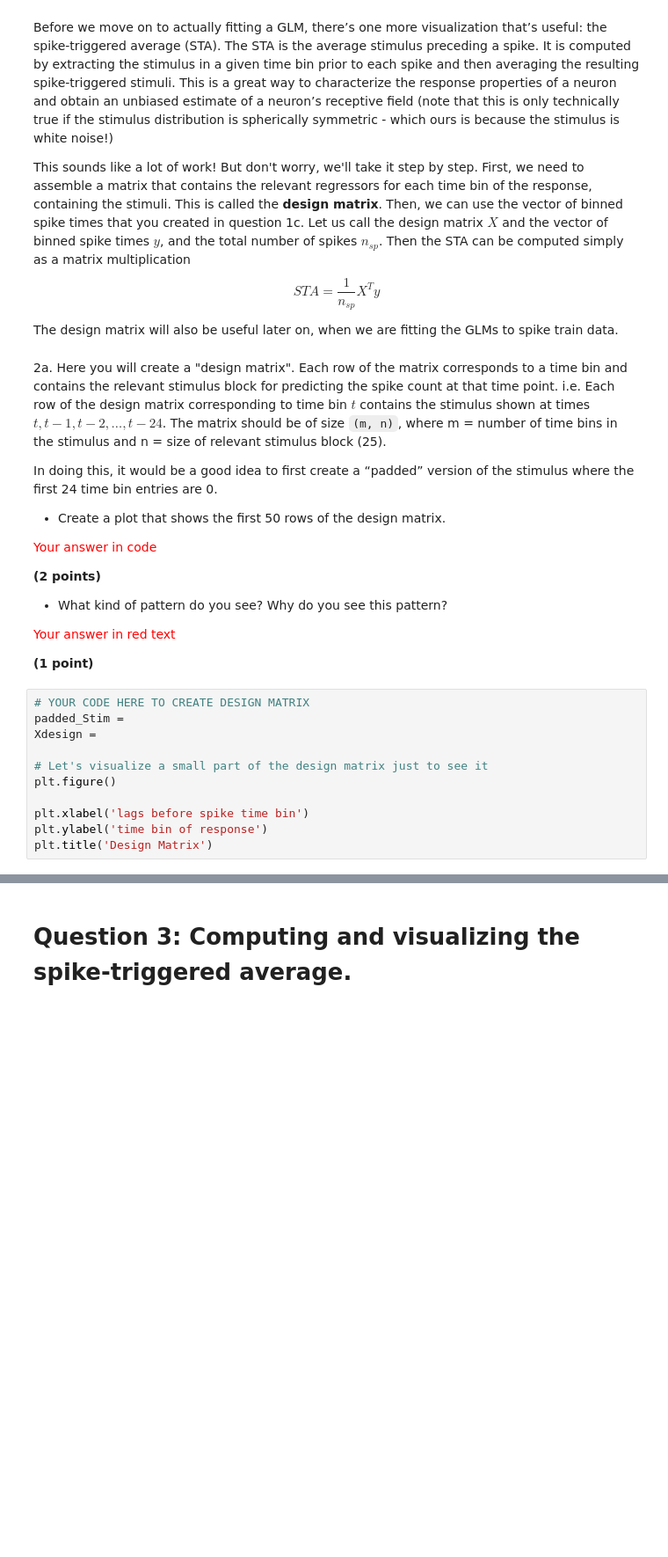
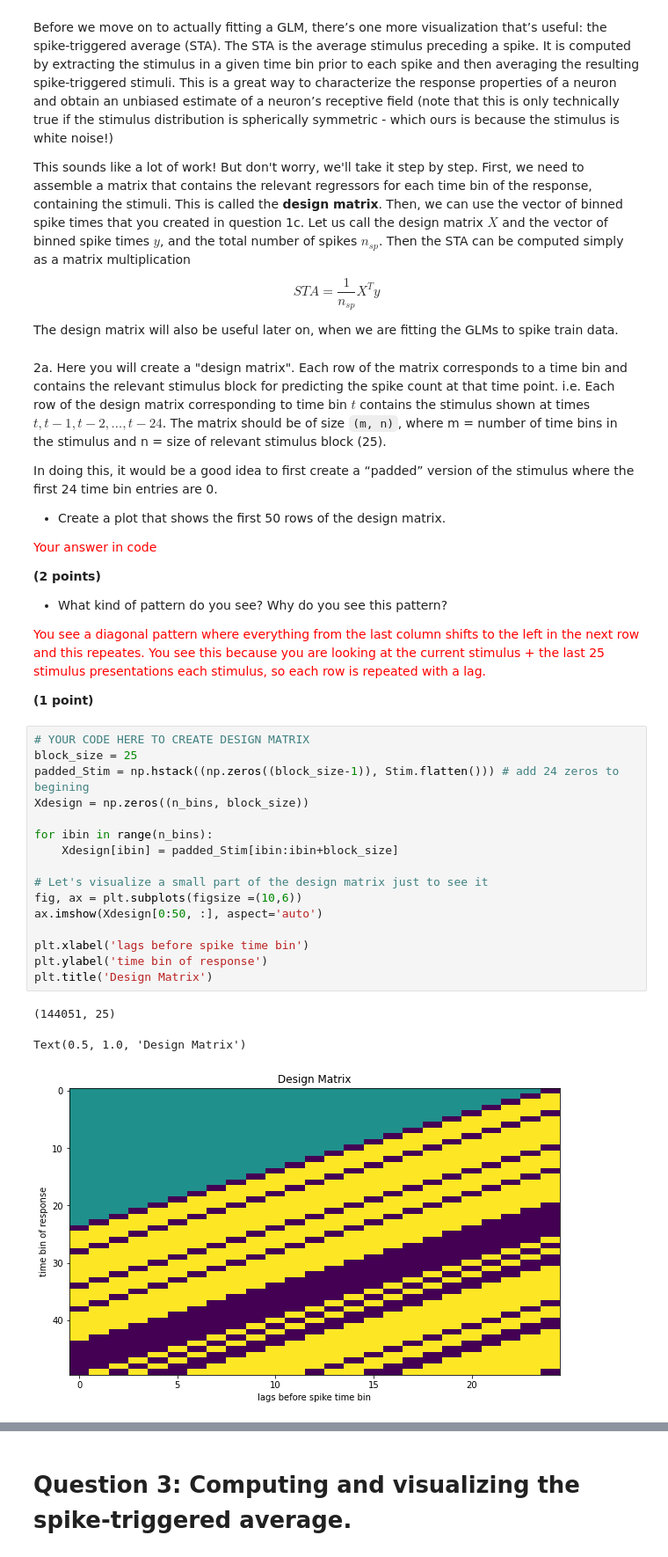
Before and after one commit to jess-breda/Neu537, a Jupyter notebook: neu537hw3/Questions_HW3_NEU437_537_GeneralizedLinearModels.ipynb, the cells around one changed output, grey strips where cells are left out. Shown: that part at 88% size. Drawn from its saved outputs; the diff is of its cells as text; blank space fills up the shorter version.

```diff
--- a/neu537hw3/Questions_HW3_NEU437_537_GeneralizedLinearModels.ipynb
+++ b/neu537hw3/Questions_HW3_NEU437_537_GeneralizedLinearModels.ipynb
@@ -157,20 +182,29 @@ In doing this, it would be a good idea to first create a “padded” version of
 
 * What kind of pattern do you see? Why do you see this pattern?
 
-<font color="red"> Your answer in red text </font>
+<font color="red"> You see a diagonal pattern where everything from the last column shifts to the left in the next row and this repeates. You see this because you are looking at the current stimulus + the last 25 stimulus presentations each stimulus, so each row is repeated with a lag. </font>
 
 **(1 point)**
 # %%
 # YOUR CODE HERE TO CREATE DESIGN MATRIX
-padded_Stim =
-Xdesign =
+block_size = 25
+padded_Stim = np.hstack((np.zeros((block_size-1)), Stim.flatten())) # add 24 zeros to begining
+Xdesign = np.zeros((n_bins, block_size))
+
+for ibin in range(n_bins):
+    Xdesign[ibin] = padded_Stim[ibin:ibin+block_size]
 
 # Let's visualize a small part of the design matrix just to see it
-plt.figure()
+fig, ax = plt.subplots(figsize =(10,6))
+ax.imshow(Xdesign[0:50, :], aspect='auto')
 
 plt.xlabel('lags before spike time bin')
 plt.ylabel('time bin of response')
 plt.title('Design Matrix')
+# %% [output]
+(144051, 25)
+Text(0.5, 1.0, 'Design Matrix')
+[figure, added]
 # %% [markdown]
 **2b**. Try different values of $n$ and visualize the design matrix accordingly.
 
```
Also changed, not shown: parts of 19 cells of this notebook, 5 other files.
